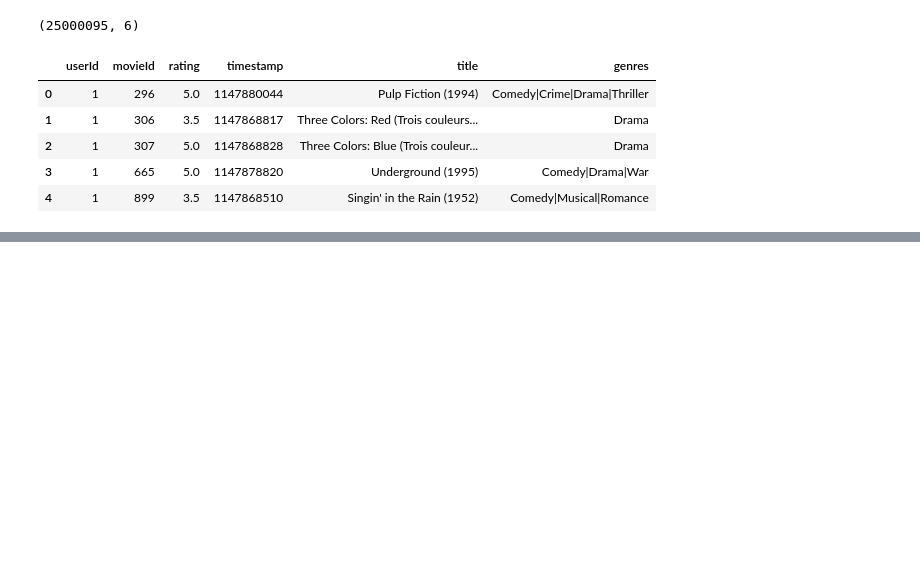
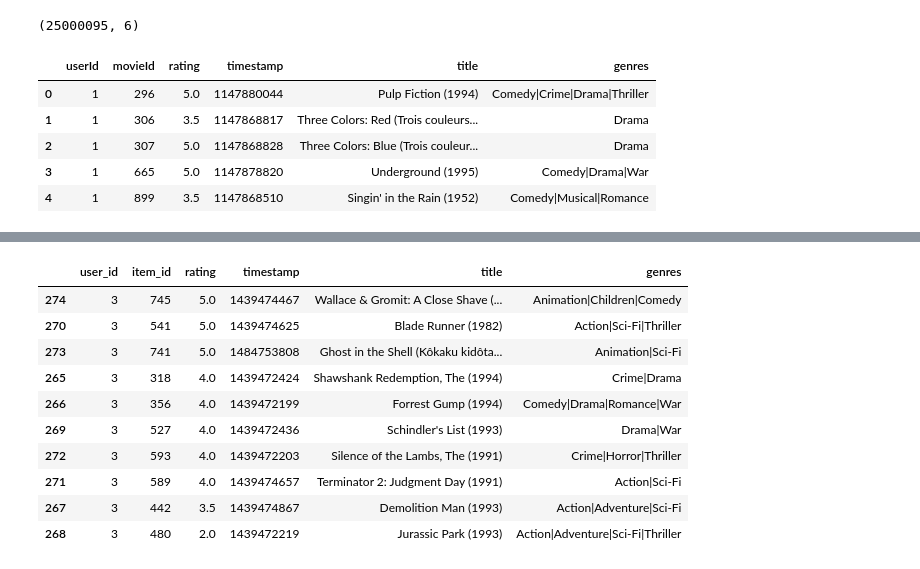
Before and after one commit to cellularegg/uas-soe-python-ss-2025, a Jupyter notebook: models/itembasecollfiltering.ipynb, the cells around one changed output, grey strips where cells are left out. Saved outputs shown, nothing was run; the diff lists cells and outputs as text; code cells hidden in the pictures; blank space fills up the shorter version.

```diff
--- a/models/itembasecollfiltering.ipynb
+++ b/models/itembasecollfiltering.ipynb
@@ -367,0 +495,17 @@ results[0.9][0]['rec'].to_df()
+# %%
+from lenskit.data import RecQuery, ItemList
+
+# Suppose interactions_df is a pandas DataFrame of 10 rated movies for a user.
+# Ensure it has columns 'user_id', 'item_id', 'rating', etc. (rename if necessary).
+user_hist_df = movies_ratings_filtered[10:20].copy()
+user_hist_df.rename(columns={'userId': 'user_id', 'movieId': 'item_id'}, inplace=True)
+
+# Create an ItemList for the user's history (dropping the user column):
+hist_items = ItemList.from_df(user_hist_df, keep_user=False)
+
+query = RecQuery(user_id=9999, user_items=hist_items)
+
+# Now get top-N recommendations for this query:
+rec = recommend(imported_model, query, n=10)
+rec_df = rec.to_df()
+rec_df.merge(movies, left_on='item_id', right_on='movieId', how='left')[['movieId', 'title', 'genres']]
@@ -367,0 +524,14 @@ results[0.9][0]['rec'].to_df()
+# %%
+user_hist_df.sort_values('rating', ascending=False)
+# %% [output]
+|  | user_id | item_id | rating | timestamp | title | genres |
+| 274 | 3 | 745 | 5.0 | 1439474467 | Wallace & Gromit: A Close Shave (... | Animation|Children|Comedy |
+| 270 | 3 | 541 | 5.0 | 1439474625 | Blade Runner (1982) | Action|Sci-Fi|Thriller |
+| 273 | 3 | 741 | 5.0 | 1484753808 | Ghost in the Shell (Kôkaku kidôta... | Animation|Sci-Fi |
+| 265 | 3 | 318 | 4.0 | 1439472424 | Shawshank Redemption, The (1994) | Crime|Drama |
+| 266 | 3 | 356 | 4.0 | 1439472199 | Forrest Gump (1994) | Comedy|Drama|Romance|War |
+| 269 | 3 | 527 | 4.0 | 1439472436 | Schindler's List (1993) | Drama|War |
+| 272 | 3 | 593 | 4.0 | 1439472203 | Silence of the Lambs, The (1991) | Crime|Horror|Thriller |
+| 271 | 3 | 589 | 4.0 | 1439474657 | Terminator 2: Judgment Day (1991) | Action|Sci-Fi |
+| 267 | 3 | 442 | 3.5 | 1439474867 | Demolition Man (1993) | Action|Adventure|Sci-Fi |
+| 268 | 3 | 480 | 2.0 | 1439472219 | Jurassic Park (1993) | Action|Adventure|Sci-Fi|Thriller |
```
Also changed, not shown: parts of 24 cells of this notebook.
